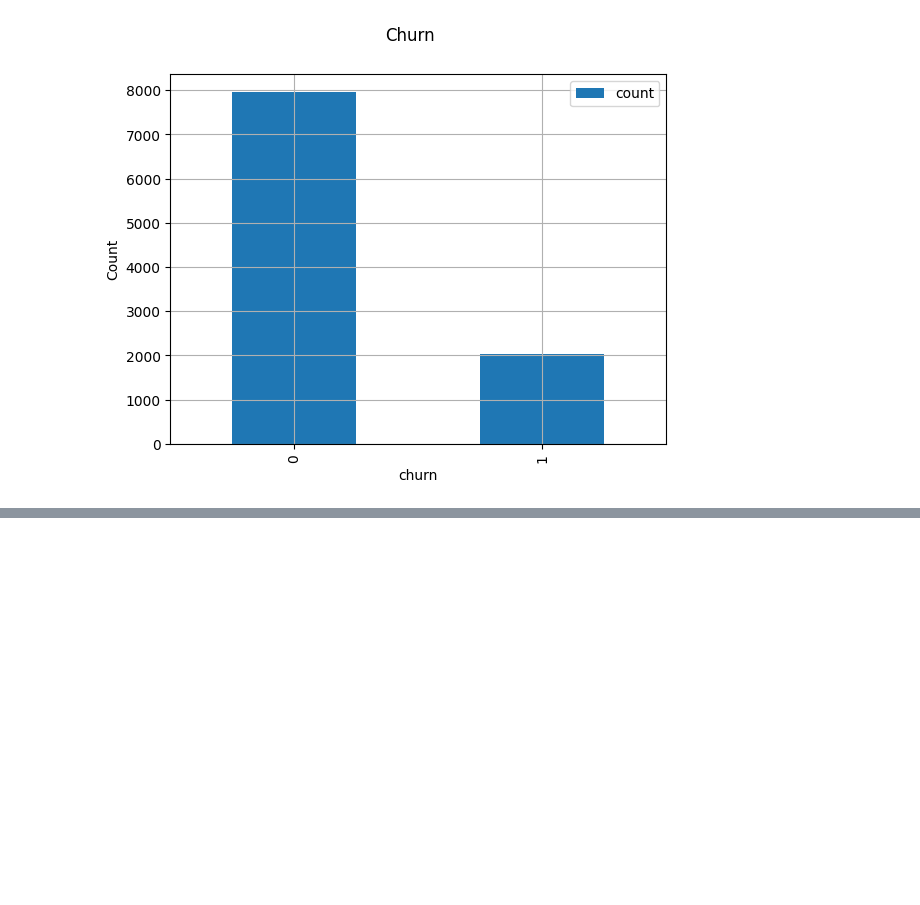
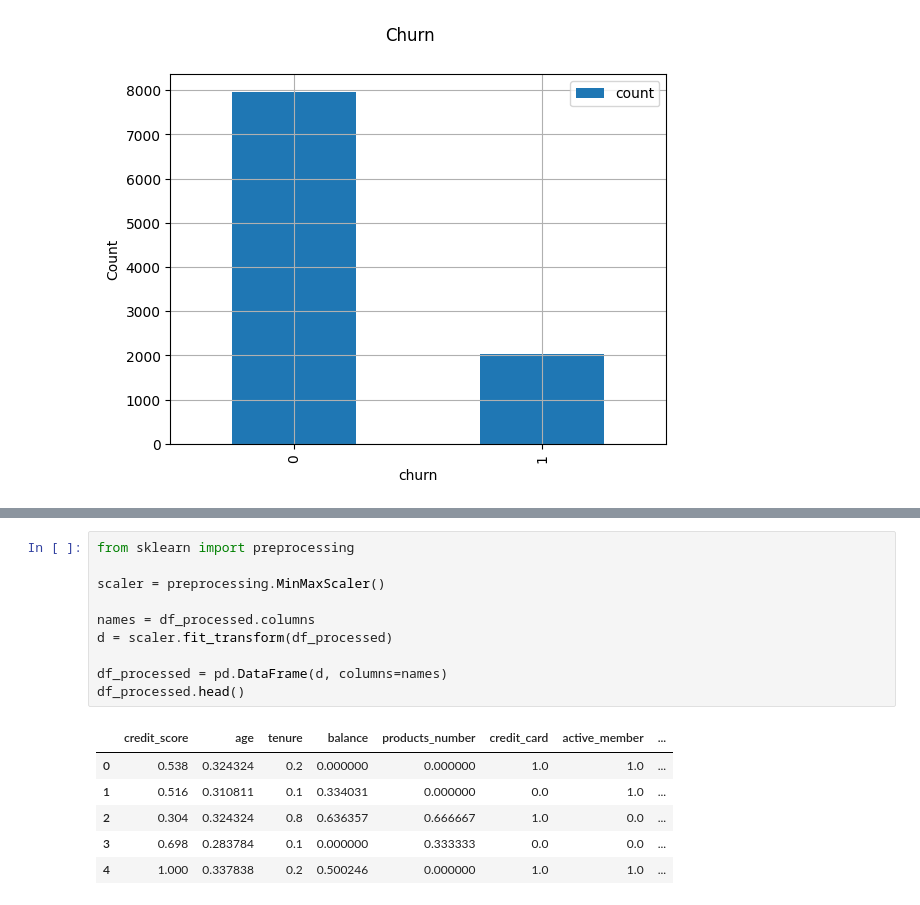
Before and after one commit to DimaOshchepkov/MetricMethodClassification, a Jupyter notebook: Анализ банк что-то там.ipynb, the cells around one changed output, grey strips where cells are left out. Drawn from its saved outputs; the diff is of its cells as text; blank space fills up the shorter version.

```diff
--- a/Анализ банк что-то там.ipynb
+++ b/Анализ банк что-то там.ipynb
@@ -302,0 +331,17 @@ plt.show()
+# %%
+from sklearn import preprocessing
+
+scaler = preprocessing.MinMaxScaler()
+
+names = df_processed.columns
+d = scaler.fit_transform(df_processed)
+
+df_processed = pd.DataFrame(d, columns=names)
+df_processed.head()
+# %% [output]
+|  | credit_score | age | tenure | balance | products_number | credit_card | active_member | ... |
+| 0 | 0.538 | 0.324324 | 0.2 | 0.000000 | 0.000000 | 1.0 | 1.0 | ... |
+| 1 | 0.516 | 0.310811 | 0.1 | 0.334031 | 0.000000 | 0.0 | 1.0 | ... |
+| 2 | 0.304 | 0.324324 | 0.8 | 0.636357 | 0.666667 | 1.0 | 0.0 | ... |
+| 3 | 0.698 | 0.283784 | 0.1 | 0.000000 | 0.333333 | 0.0 | 0.0 | ... |
+| 4 | 1.000 | 0.337838 | 0.2 | 0.500246 | 0.000000 | 1.0 | 1.0 | ... |
```
Also changed, not shown: parts of 7 cells of this notebook.
